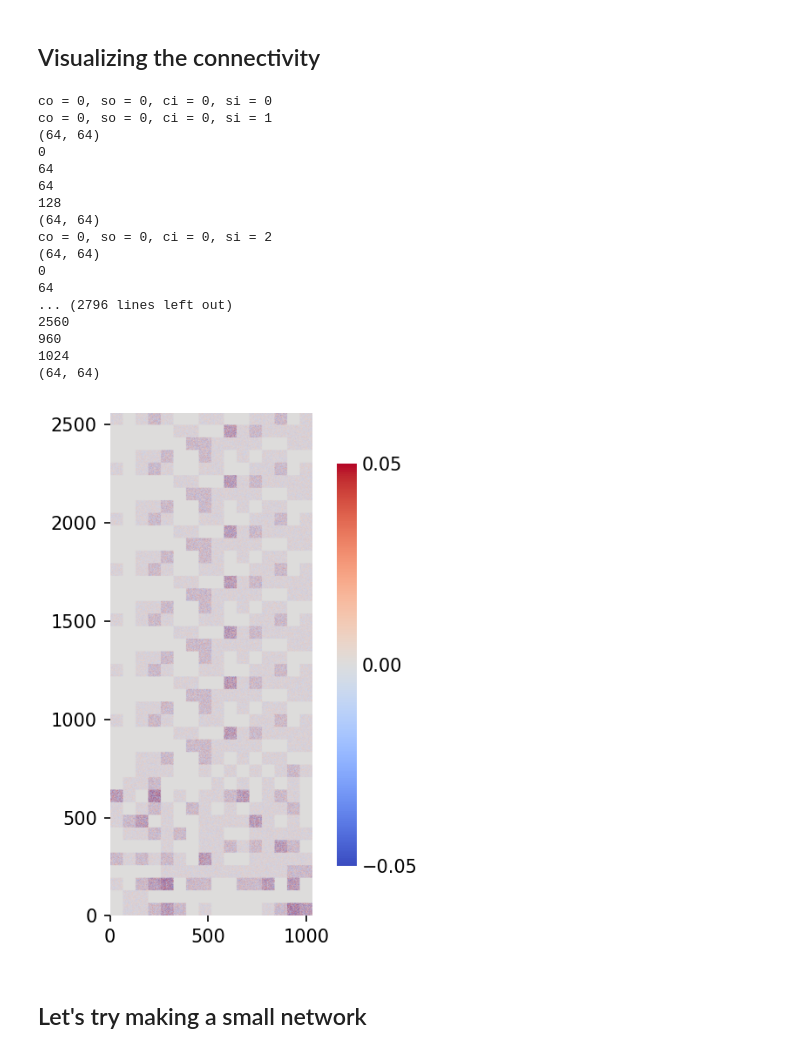
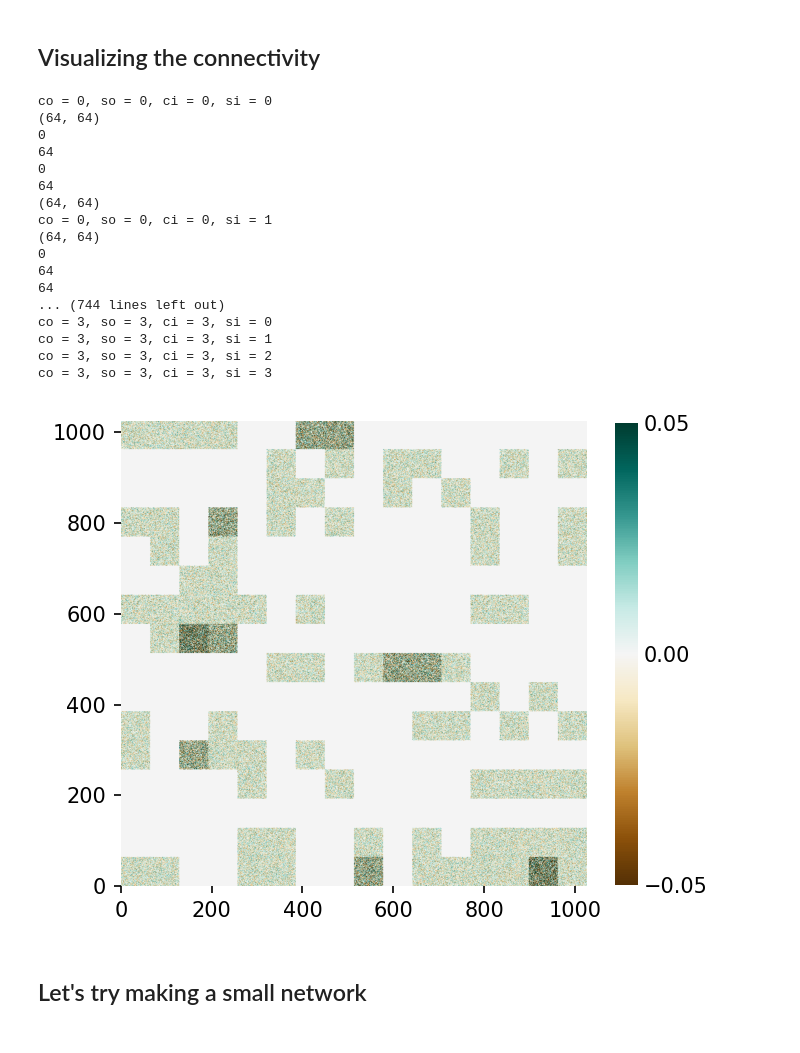
Before and after one commit to Integrated-Systems-Neuroengineering/scrramble, a Jupyter notebook: Notebooks/quantized_activations_with_ste.ipynb, the cells around one changed output. Drawn from its saved outputs; the diff is of its cells as text; code cells hidden in the pictures.

Commit message:
ScRRAMBLeCapsLayer module, connectivity vis, qReLU up, margin loss not verified, sys not verified

```diff
--- a/Notebooks/quantized_activations_with_ste.ipynb
+++ b/Notebooks/quantized_activations_with_ste.ipynb
@@ -299,10 +299,10 @@ rngs = nnx.Rngs(params=0, activation=1, default=46732)
 test_input = jax.random.normal(rngs.params(), (10, 1000))
 test_net = ScRRAMBLeCapsuleNetwork(
     input_vector_size=1000,
-    num_capsules=10,
+    num_capsules=4,
     capsule_size=256,
     receptive_field_size=64,
-    avg_receptive_field_connectivity=15,
+    avg_receptive_field_connectivity=4,
     rngs=rngs
 )
 
@@ -395,33 +395,33 @@ Wc = visualize_connectivity(
 )
 # %% [output]
 co = 0, so = 0, ci = 0, si = 0
+(64, 64)
+0
+64
+0
+64
+(64, 64)
 co = 0, so = 0, ci = 0, si = 1
 (64, 64)
 0
 64
 64
-128
-(64, 64)
-co = 0, so = 0, ci = 0, si = 2
-(64, 64)
-0
-64
-... (2796 lines left out)
-2560
-960
-1024
-(64, 64)
+... (744 lines left out)
+co = 3, so = 3, ci = 3, si = 0
+co = 3, so = 3, ci = 3, si = 1
+co = 3, so = 3, ci = 3, si = 2
+co = 3, so = 3, ci = 3, si = 3
 # %%
 fig, ax = plt.subplots(dpi = 150, figsize = (5, 5))
-im = ax.imshow(Wc, cmap='coolwarm', vmax=0.05, vmin=-0.05, origin='lower')
+im = ax.imshow(Wc, cmap='BrBG', vmax=0.05, vmin=-0.05, origin='lower')
 cbar = fig.colorbar(im, ax=ax, orientation='vertical', shrink=0.8, ticks=[-0.1, -0.05, 0, 0.05, 0.1])
 cbar.outline.set_visible(False)
 cbar.ax.tick_params(which='both', length=0, width=0, pad=3)
 cbar.ax.minorticks_off()
 
 sns.despine(fig, top=True, right=True, left=True, bottom=True)
 # %% [output]
-[figure, old version]
+[figure, new version]
 # %% [markdown]
 ## Let's try making a small network
 # %%
```
Also changed, not shown: parts of 7 cells of this notebook, 9 other files.
